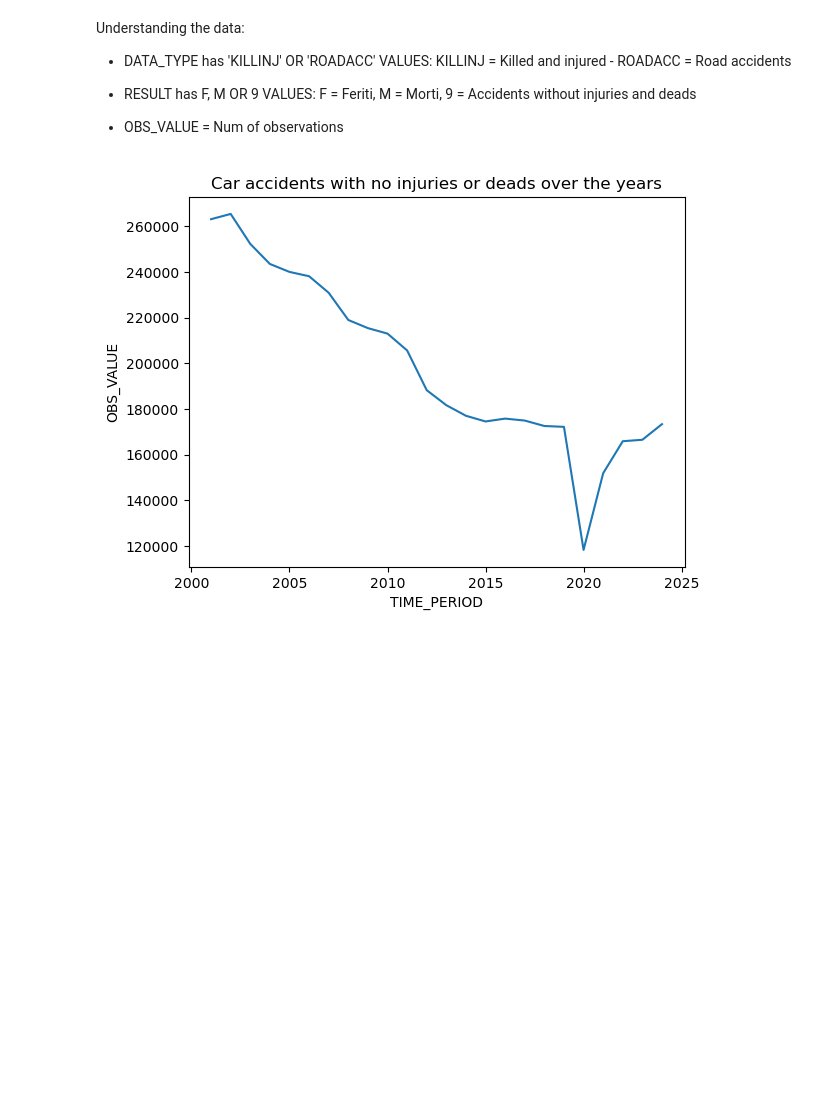
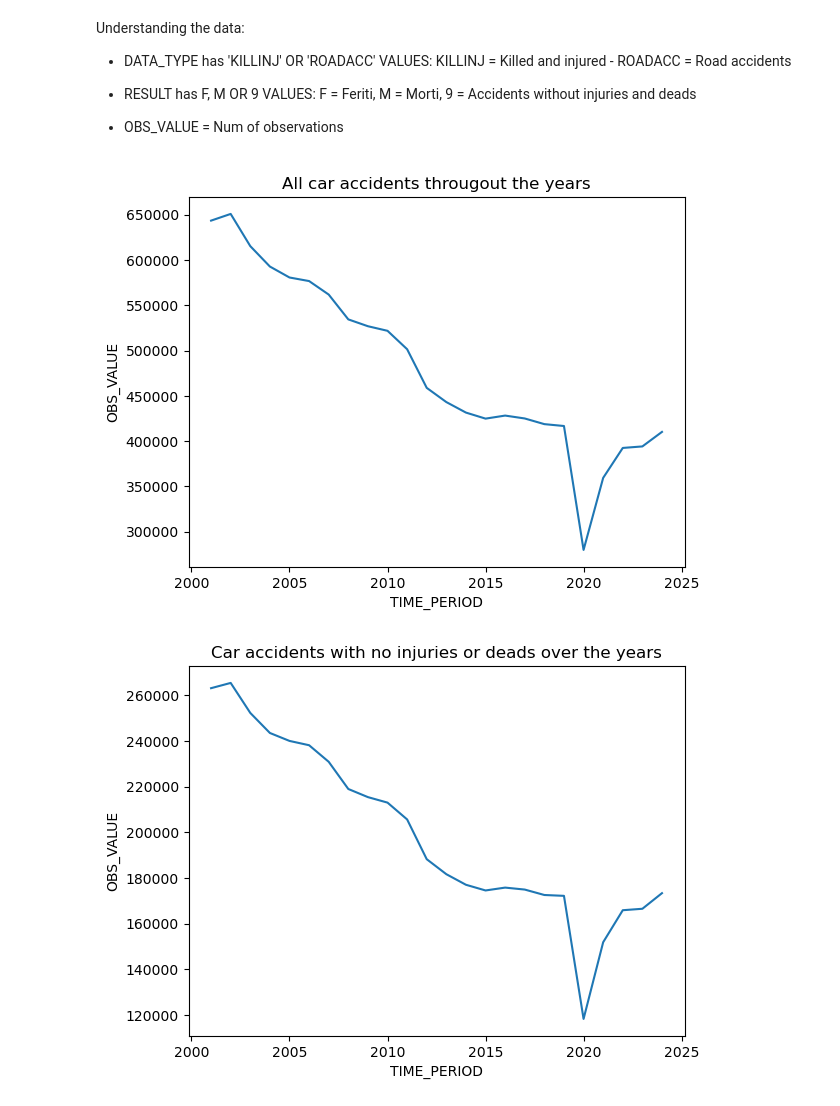
Before and after one commit to andreamigliore91-cyber/final_project_boolean, a Jupyter notebook: final_project_data_analysis.ipynb, the cells around one changed output. Saved outputs shown, nothing was run; the diff lists cells and outputs as text; code cells hidden in the pictures; blank space fills up the shorter version.

```diff
--- a/final_project_data_analysis.ipynb
+++ b/final_project_data_analysis.ipynb
@@ -7,0 +35,2 @@ car_accidents_df = pd.read_csv('C:/Users/andre/OneDrive/Desktop/Boolean/Final Pr
+# %%
+car_accidents_df = car_accidents_df.drop(columns = ['Unnamed: 0'])
@@ -42,9 +97,17 @@ Understanding the data:
 
 - OBS_VALUE = Num of observations
 # %%
+all_car_accidents = car_accidents_df.groupby('TIME_PERIOD')['OBS_VALUE'].sum().reset_index()
+
 road_accidents = car_accidents_df[car_accidents_df['DATA_TYPE'] == 'ROADACC'].groupby('TIME_PERIOD')['OBS_VALUE'].sum().reset_index()
 
 kill_or_inj = car_accidents_df[car_accidents_df['DATA_TYPE'] == 'KILLINJ'].groupby('TIME_PERIOD')['OBS_VALUE'].sum().reset_index()
+# %%
+sns.lineplot(x = 'TIME_PERIOD', y = 'OBS_VALUE', data = all_car_accidents)
+plt.title('All car accidents througout the years')
+plt.show()
+# %% [output]
+[figure, added]
 # %%
 sns.lineplot(x = 'TIME_PERIOD', y = 'OBS_VALUE', data = road_accidents)
 plt.title('Car accidents with no injuries or deads over the years')
```
Also changed, not shown: parts of 80 cells of this notebook, 1 other file.
